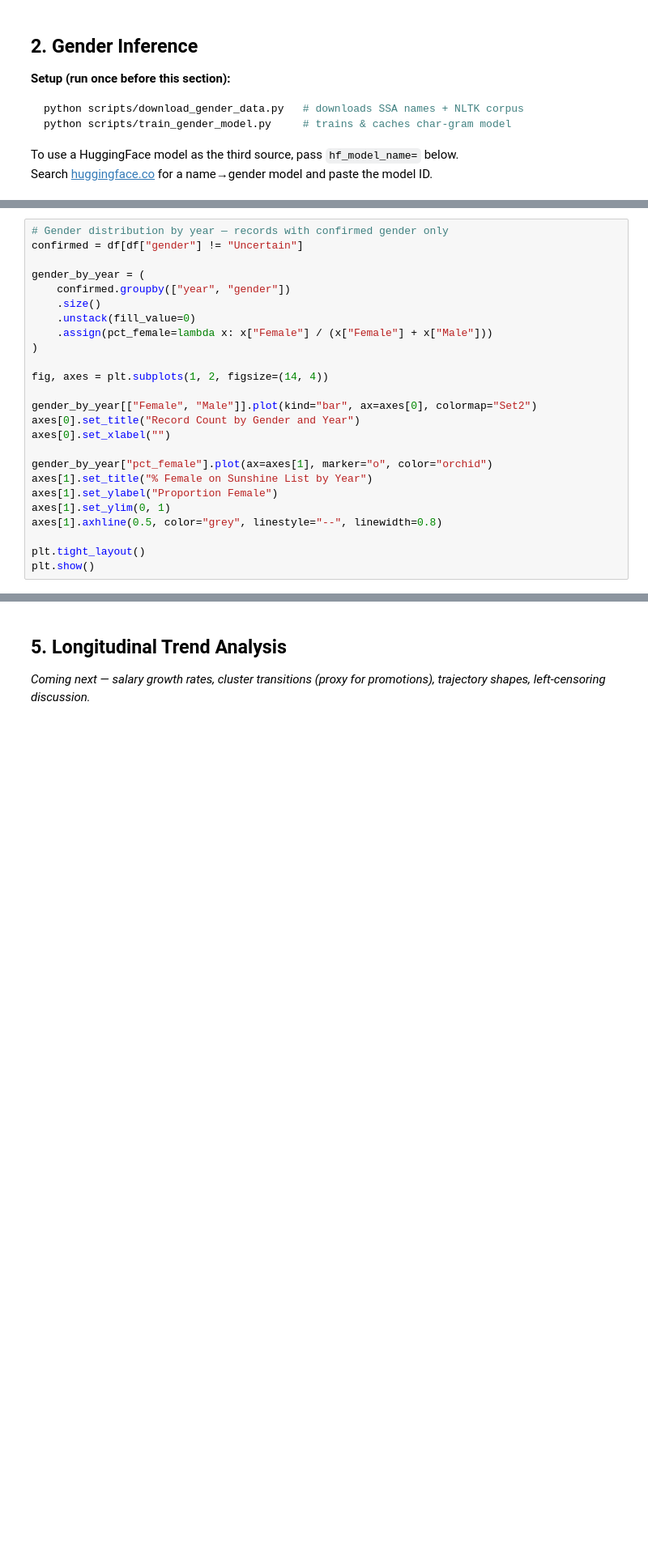
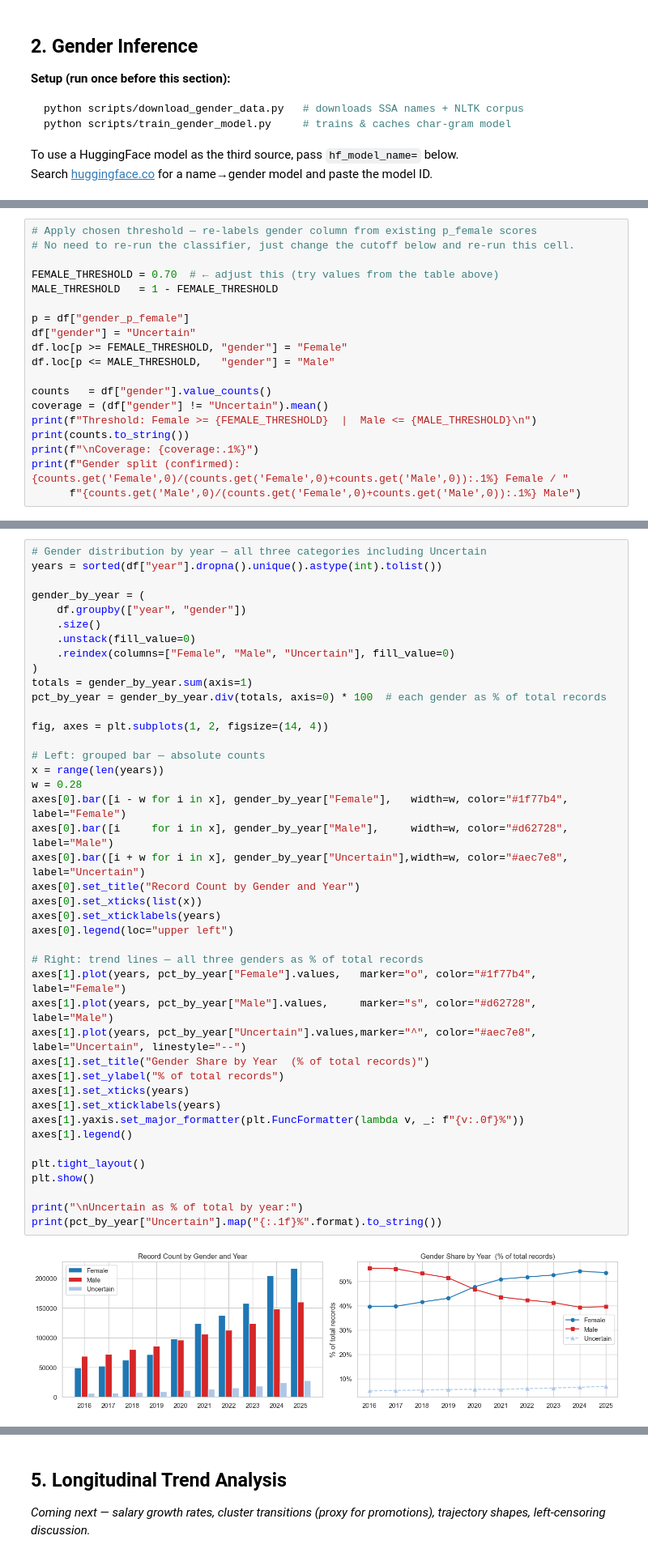
Before and after one commit to JesJH/ontario_sunshine_list_analysis, a Jupyter notebook: analysis.ipynb, the cells around one changed output, grey strips where cells are left out. Shown at 81% size. Drawn from its saved outputs; the diff is of its cells as text; blank space fills up the shorter version.

```diff
--- a/analysis.ipynb
+++ b/analysis.ipynb
@@ -68,0 +163,19 @@ print(f"\nCoverage (non-Uncertain): {(df['gender'] != 'Uncertain').mean():.1%}")
+# %%
+# Apply chosen threshold — re-labels gender column from existing p_female scores
+# No need to re-run the classifier, just change the cutoff below and re-run this cell.
+
+FEMALE_THRESHOLD = 0.70  # ← adjust this (try values from the table above)
+MALE_THRESHOLD   = 1 - FEMALE_THRESHOLD
+
+p = df["gender_p_female"]
+df["gender"] = "Uncertain"
+df.loc[p >= FEMALE_THRESHOLD, "gender"] = "Female"
+df.loc[p <= MALE_THRESHOLD,   "gender"] = "Male"
+
+counts   = df["gender"].value_counts()
+coverage = (df["gender"] != "Uncertain").mean()
+print(f"Threshold: Female >= {FEMALE_THRESHOLD}  |  Male <= {MALE_THRESHOLD}\n")
+print(counts.to_string())
+print(f"\nCoverage: {coverage:.1%}")
+print(f"Gender split (confirmed): {counts.get('Female',0)/(counts.get('Female',0)+counts.get('Male',0)):.1%} Female / "
+      f"{counts.get('Male',0)/(counts.get('Female',0)+counts.get('Male',0)):.1%} Male")
@@ -69,25 +260,44 @@ print(f"\nCoverage (non-Uncertain): {(df['gender'] != 'Uncertain').mean():.1%}")
 # %%
-# Gender distribution by year — records with confirmed gender only
-confirmed = df[df["gender"] != "Uncertain"]
+# Gender distribution by year — all three categories including Uncertain
+years = sorted(df["year"].dropna().unique().astype(int).tolist())
 
 gender_by_year = (
-    confirmed.groupby(["year", "gender"])
+    df.groupby(["year", "gender"])
     .size()
     .unstack(fill_value=0)
-    .assign(pct_female=lambda x: x["Female"] / (x["Female"] + x["Male"]))
+    .reindex(columns=["Female", "Male", "Uncertain"], fill_value=0)
 )
+totals = gender_by_year.sum(axis=1)
+pct_by_year = gender_by_year.div(totals, axis=0) * 100  # each gender as % of total records
 
 fig, axes = plt.subplots(1, 2, figsize=(14, 4))
 
-gender_by_year[["Female", "Male"]].plot(kind="bar", ax=axes[0], colormap="Set2")
+# Left: grouped bar — absolute counts
+x = range(len(years))
+w = 0.28
+axes[0].bar([i - w for i in x], gender_by_year["Female"],   width=w, color="#1f77b4", label="Female")
+axes[0].bar([i     for i in x], gender_by_year["Male"],     width=w, color="#d62728", label="Male")
+axes[0].bar([i + w for i in x], gender_by_year["Uncertain"],width=w, color="#aec7e8", label="Uncertain")
 axes[0].set_title("Record Count by Gender and Year")
-axes[0].set_xlabel("")
+axes[0].set_xticks(list(x))
+axes[0].set_xticklabels(years)
+axes[0].legend(loc="upper left")
 
-gender_by_year["pct_female"].plot(ax=axes[1], marker="o", color="orchid")
-axes[1].set_title("% Female on Sunshine List by Year")
-axes[1].set_ylabel("Proportion Female")
-axes[1].set_ylim(0, 1)
-axes[1].axhline(0.5, color="grey", linestyle="--", linewidth=0.8)
+# Right: trend lines — all three genders as % of total records
+axes[1].plot(years, pct_by_year["Female"].values,   marker="o", color="#1f77b4", label="Female")
+axes[1].plot(years, pct_by_year["Male"].values,     marker="s", color="#d62728", label="Male")
+axes[1].plot(years, pct_by_year["Uncertain"].values,marker="^", color="#aec7e8", label="Uncertain", linestyle="--")
+axes[1].set_title("Gender Share by Year  (% of total records)")
+axes[1].set_ylabel("% of total records")
+axes[1].set_xticks(years)
+axes[1].set_xticklabels(years)
+axes[1].yaxis.set_major_formatter(plt.FuncFormatter(lambda v, _: f"{v:.0f}%"))
+axes[1].legend()
 
 plt.tight_layout()
 plt.show()
+
+print("\nUncertain as % of total by year:")
+print(pct_by_year["Uncertain"].map("{:.1f}%".format).to_string())
+# %% [output]
+[figure, added]
```
Also changed, not shown: parts of 33 cells of this notebook, 8 other files.
